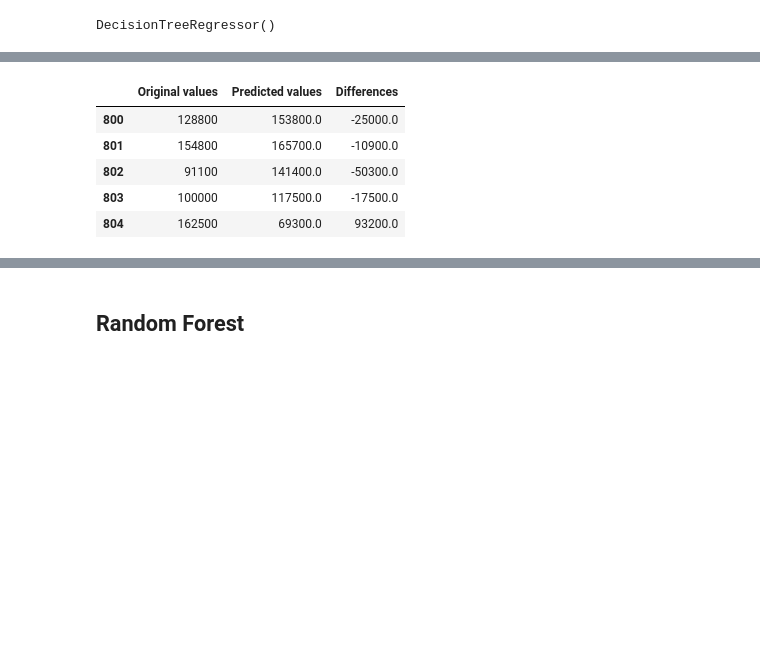
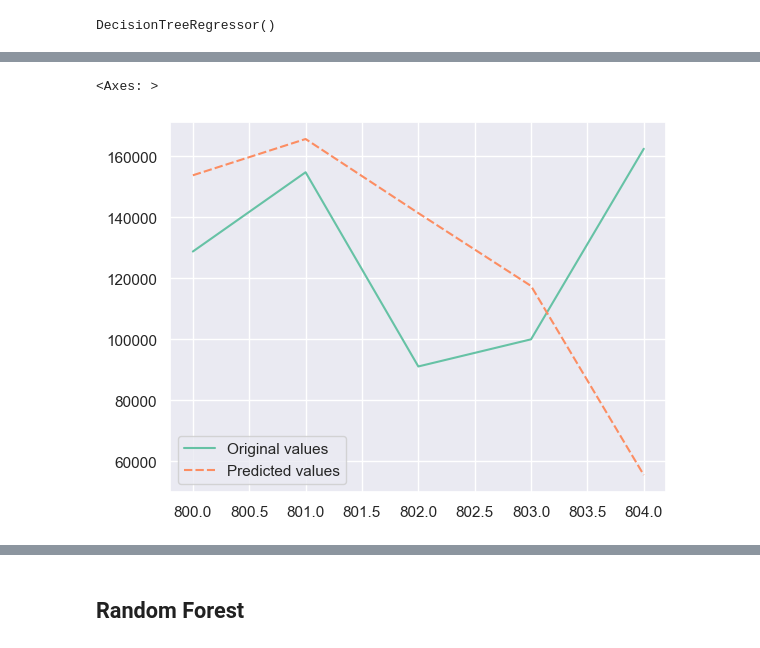
Before and after one commit to rawat9/mlcw, a Jupyter notebook: regression.ipynb, the cells around one changed output, grey strips where cells are left out. Cells and saved outputs as stored; diff of their text form; code cells hidden in the pictures; blank space fills up the shorter version.

```diff
--- a/regression.ipynb
+++ b/regression.ipynb
@@ -293,17 +329,13 @@ Test - RMSE: 82525.2708 R2 score: 0.5734
 # %%
 original_values = y_test[:5]
 predicted_values = y_pred[:5]
 comparision_dataframe = pd.DataFrame(data = { "Original values": original_values, "Predicted values": predicted_values })
 comparision_dataframe['Differences']= comparision_dataframe['Original values'] - comparision_dataframe['Predicted values']
 
-comparision_dataframe
+sns.lineplot(comparision_dataframe)
 # %% [output]
-|  | Original values | Predicted values | Differences |
-| 800 | 128800 | 153800.0 | -25000.0 |
-| 801 | 154800 | 165700.0 | -10900.0 |
-| 802 | 91100 | 141400.0 | -50300.0 |
-| 803 | 100000 | 117500.0 | -17500.0 |
-| 804 | 162500 | 69300.0 | 93200.0 |
+<Axes: >
+[figure, added]
 # %%
 from sklearn.model_selection import cross_val_score
 scores = cross_val_score(tree_regressor, X_train, y_train,
```
Also changed, not shown: parts of 12 cells of this notebook, 11 other files.
